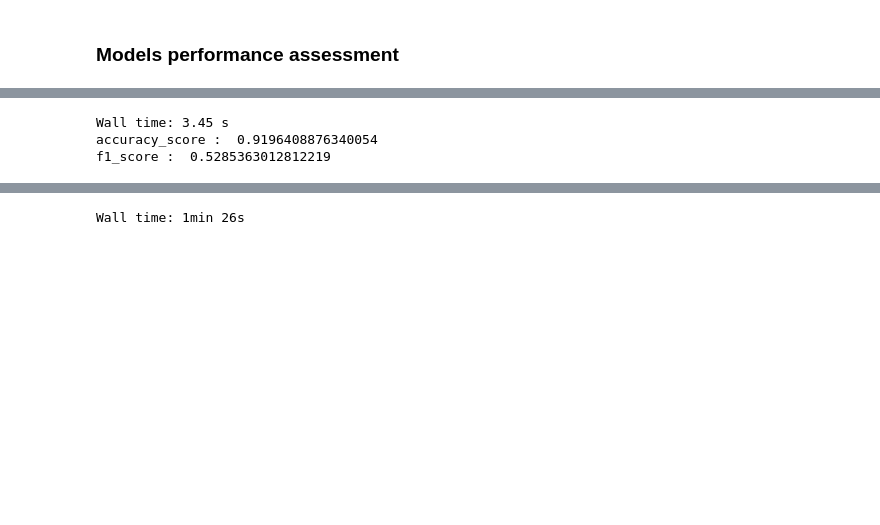
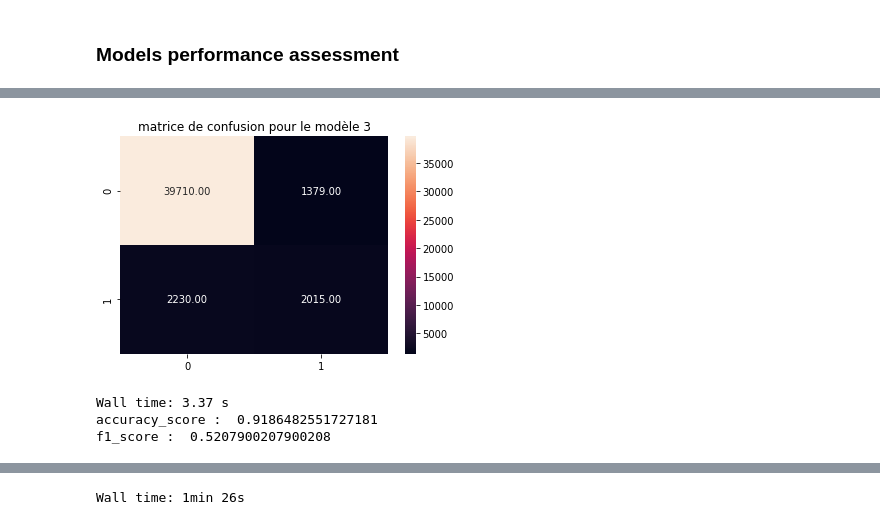
Before and after one commit to DialloYoussouf/Jedhabootcamp_Projects, a Jupyter notebook: FRAUDULENT ACTIVITIES/FRAUDULENT ACTIVITIES.ipynb, the cells around one changed output, grey strips where cells are left out. Cells and saved outputs as stored; diff of their text form; code cells hidden in the pictures; blank space fills up the shorter version.

```diff
--- a/FRAUDULENT ACTIVITIES/FRAUDULENT ACTIVITIES.ipynb
+++ b/FRAUDULENT ACTIVITIES/FRAUDULENT ACTIVITIES.ipynb
@@ -98,12 +117,21 @@ f1_score :  0.5273722627737226
+# %%
+#Random Forest(100)
+from sklearn.metrics import confusion_matrix
+model3 = confusion_matrix(y_test1, y_test_pred3)
+sns.heatmap(model3, annot=True, fmt='.2f' )
+plt.title('matrice de confusion pour le modèle 3')
+plt.show()
+# %% [output]
+[figure, added]
 # %%
 #Random Forest(50)
 from sklearn.ensemble import RandomForestClassifier
 Forest_50 = RandomForestClassifier(n_estimators=50, n_jobs=-1)
 %time Forest_50.fit(X_train_scaled, y_train)
-y_test_pred = Forest_50.predict(X_test_scaled)
-print('accuracy_score : ', accuracy_score(y_test, y_test_pred))
-print('f1_score : ', f1_score(y_test, y_test_pred))
+y_test_pred4 = Forest_50.predict(X_test_scaled)
+print('accuracy_score : ', accuracy_score(y_test1, y_test_pred4))
+print('f1_score : ', f1_score(y_test1, y_test_pred4))
 # %% [output]
-Wall time: 3.45 s
-accuracy_score :  0.9196408876340054
-f1_score :  0.5285363012812219
+Wall time: 3.37 s
+accuracy_score :  0.9186482551727181
+f1_score :  0.5207900207900208
```
Also changed, not shown: parts of 61 cells of this notebook, 3 other files.
